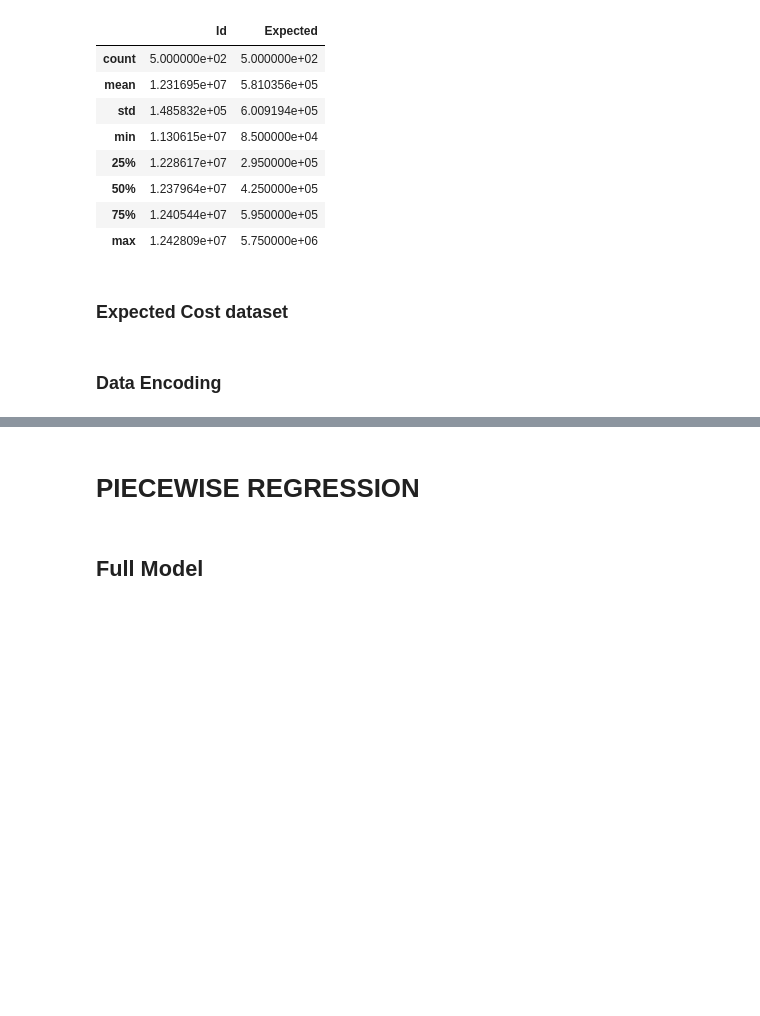
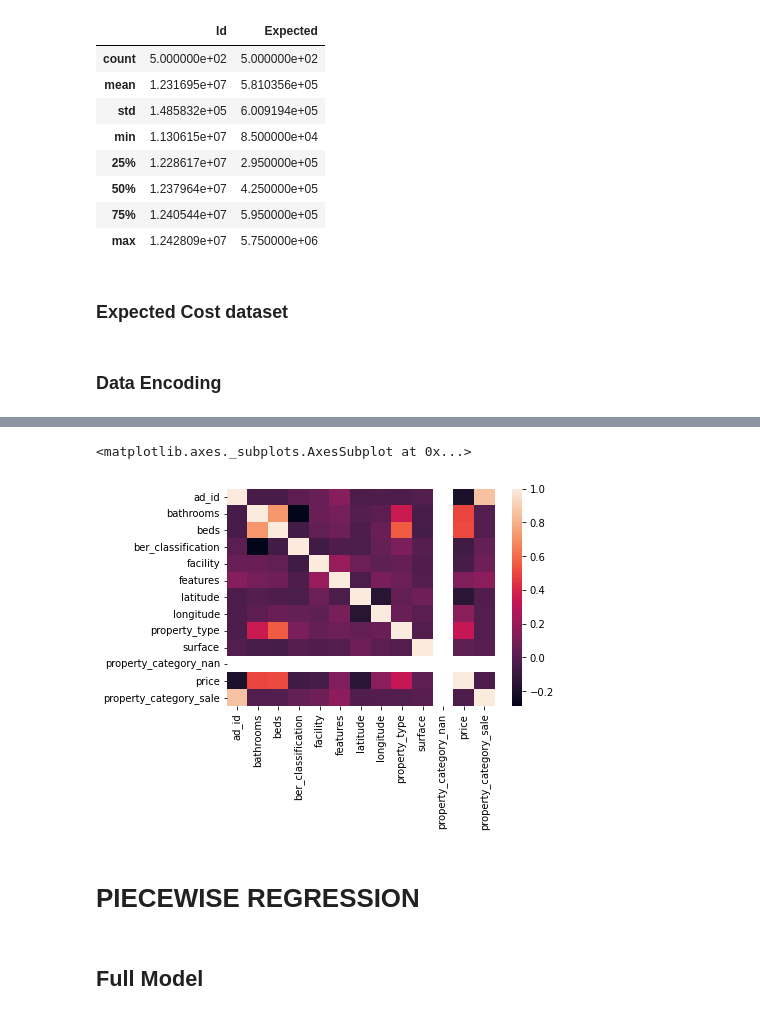
Before and after one commit to tomkeane07/AI-Projects-UL, a Jupyter notebook: semester3/MachineLearningApplications/PiecewiseRegression/Etivity2_20214537.ipynb, the cells around one changed output, grey strips where cells are left out. Saved outputs shown, nothing was run; the diff lists cells and outputs as text; code cells hidden in the pictures; blank space fills up the shorter version.

```diff
--- a/semester3/MachineLearningApplications/PiecewiseRegression/Etivity2_20214537.ipynb
+++ b/semester3/MachineLearningApplications/PiecewiseRegression/Etivity2_20214537.ipynb
@@ -118,6 +119,7 @@ from sklearn.model_selection import train_test_split
 dftrain = dbs['house_test' ]
 dftest =  dbs['house_train']
 dfcost = dbs['true_price']
+df = dftrain.append(dftest)
 # %%
 # show first data frame rows
 dftrain.head()
@@ -156,2 +166,2 @@ dtype: int64
 # %%
-dropcols = ['no_of_units', 'county', 'environment', 'property_category']
+dropcols = ['no_of_units', 'county', 'environment', 'area', 'description_block']
@@ -198,8 +228,11 @@ cost
 # %% [markdown]
 ### Data Encoding
 # %%
-def features_to_featuresCount(df):
-  df['features'] = df['features'].apply(lambda x: x.count('\n'))
+def col_to_colCount(df, col, divider):
+  #this is designed for features and facilities to convert it to a rough count
+  # of features, based on how they're typically listed in the df
+  df[col] = df[col].fillna("")
+  df[col] = df[col].apply(lambda x: x.count(divider)+1)
   return df
 
 ber_classification_mapper = {
@@ -222,15 +255,45 @@ ber_classification_mapper = {
     "G": 16
 }
 
+property_type_mapper = {
+      #Thanks Nigel Portley
+    "apartment": 1,
+    "bungalow": 5,
+    "detached": 9,
+    "duplex": 2,
+    "end-of-terrace": 6,
+    "semi-detached": 8,
+    "site": 3,
+    "studio": 0,
+    "terraced": 4,
+    "townhouse": 7
+}
+
 def drop_cols(df, dropcols):
   for col in dropcols:
     df.drop(col, axis=1, inplace=True)
   return df
 
+def onehotencode(df, col, drop_first=True):
+  return pd.get_dummies(df, columns=[col],
+                        dummy_na=True,
+                        drop_first=drop_first)
+
 def encode(df, dropcols = []):
-  df = features_to_featuresCount(df)
+  df = col_to_colCount(df, 'features' ,'\n')
+  df = col_to_colCount(df, 'facility' ,',')
   df['ber_classification'] = df['ber_classification'].replace(ber_classification_mapper)
+  df['ber_classification'].fillna(df['ber_classification'].mean(), inplace=True)
+
+  df['property_type'] = df['property_type'].replace(property_type_mapper)
+  df['property_type'].fillna(df['property_type'].mean(), inplace=True)
+
+  df = onehotencode(df, 'property_category', True)
+  df['surface'].fillna(df['surface'].median(), inplace=True)
+  df['bathrooms'].fillna(df['bathrooms'].median(), inplace=True)
+  df['beds'].fillna(df['beds'].median(), inplace=True)
   df = drop_cols(df, dropcols)
   return df
 # %%
 dftrain, dftest= encode(dftrain, dropcols), encode(dftest, dropcols)
+df = dftrain.append(dftest)
@@ -253,0 +334,5 @@ The number of features a property offers may be relevant information. For this r
+# %%
+sns.heatmap(df.corr())
+# %% [output]
+<matplotlib.axes._subplots.AxesSubplot at 0x...>
+[figure, added]
```
Also changed, not shown: parts of 15 cells of this notebook.
